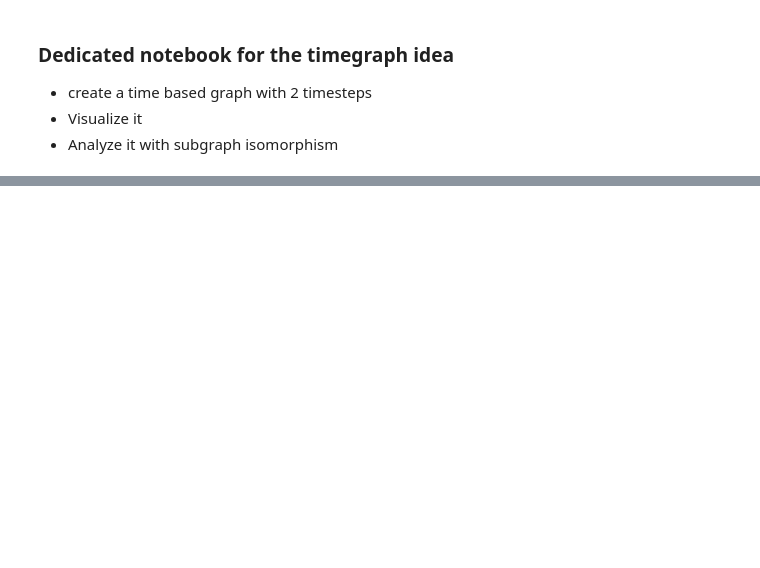
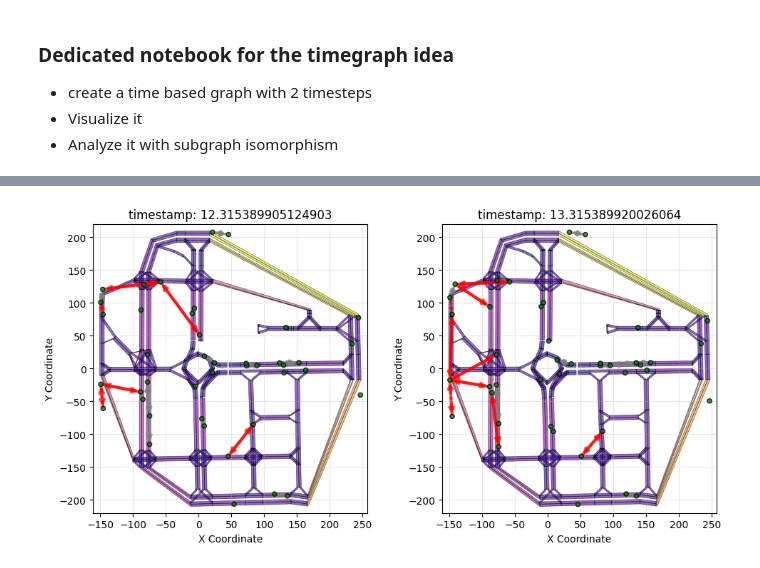
Before and after one commit to tmuehlen80/graph_coverage, a Jupyter notebook: Notebooks/carla/time_based_gaphs.ipynb, the cells around one changed output, grey strips where cells are left out. Cells and saved outputs as stored; diff of their text form; code cells hidden in the pictures; blank space fills up the shorter version.

Commit message:
some debugging of Carla data

```diff
--- a/Notebooks/carla/time_based_gaphs.ipynb
+++ b/Notebooks/carla/time_based_gaphs.ipynb
@@ -118,0 +173,19 @@ for  key in keys:
+# %%
+fig, (ax1, ax2) = plt.subplots(1, 2, figsize=(10, 5))
+timestamps = sorted(list(ag_carla.actor_graphs.keys()))
+
+t = 5
+fig, ax1 = plot_lane_map_advanced(g_map.graph, figsize=None, color_by_length=True, cmap='plasma', show_labels=False, fig = fig, ax = ax1)
+fig, ax1 = add_actors_to_map(fig, ax1, ag_carla.actor_graphs[timestamps[t]], actor_size=20, show_actor_labels=False)
+fig, ax1 = add_actor_edges_to_map(fig, ax1, ag_carla.actor_graphs[timestamps[t]])
+ax1.set_title(f'timestamp: {timestamps[t]}')
+
+
+fig, ax2 = plot_lane_map_advanced(g_map.graph, figsize=None, color_by_length=True, cmap='plasma', show_labels=False, fig = fig, ax = ax2)
+fig, ax2 = add_actors_to_map(fig, ax2, ag_carla.actor_graphs[timestamps[t + 1]], actor_size=20, show_actor_labels=False)
+fig, ax2 = add_actor_edges_to_map(fig, ax2, ag_carla.actor_graphs[timestamps[t + 1]])
+ax2.set_title(f'timestamp: {timestamps[t + 1]}')
+
+plt.show()
+# %% [output]
+[figure, added]
```
Also changed, not shown: parts of 11 cells of this notebook, 3 other files.
